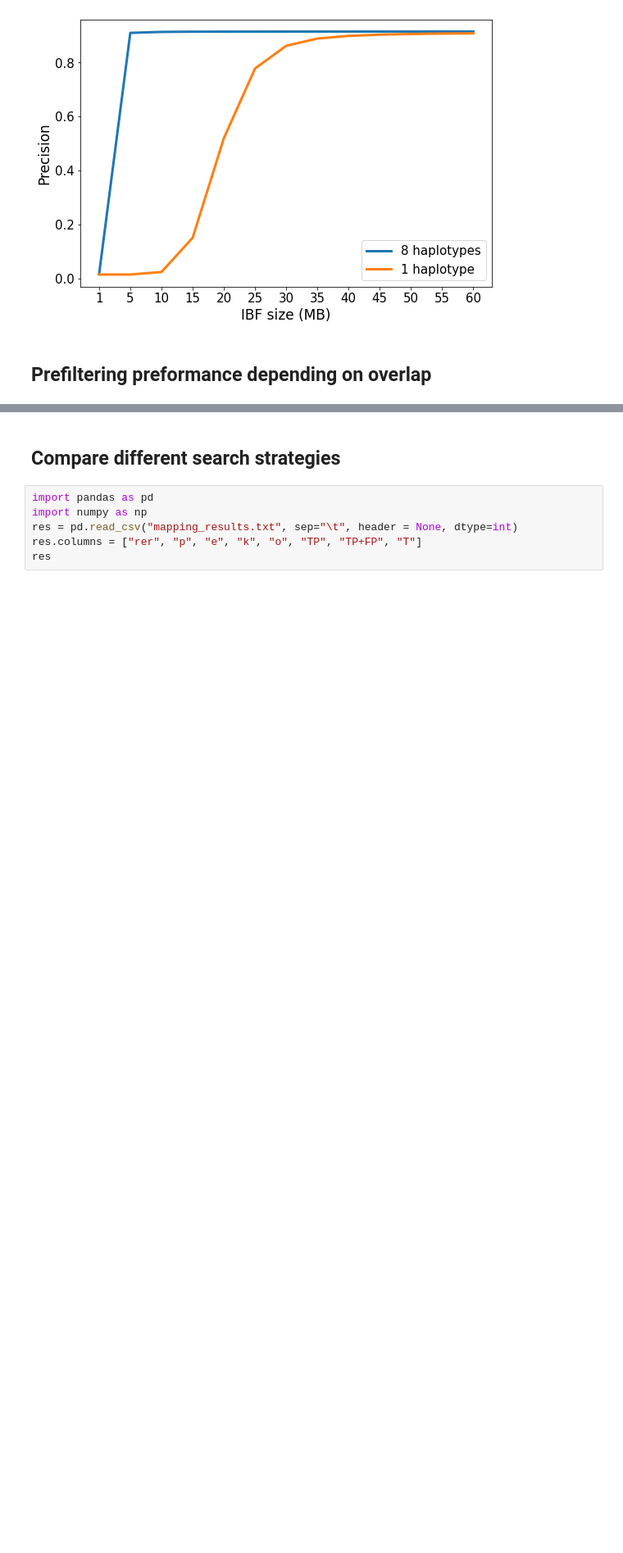
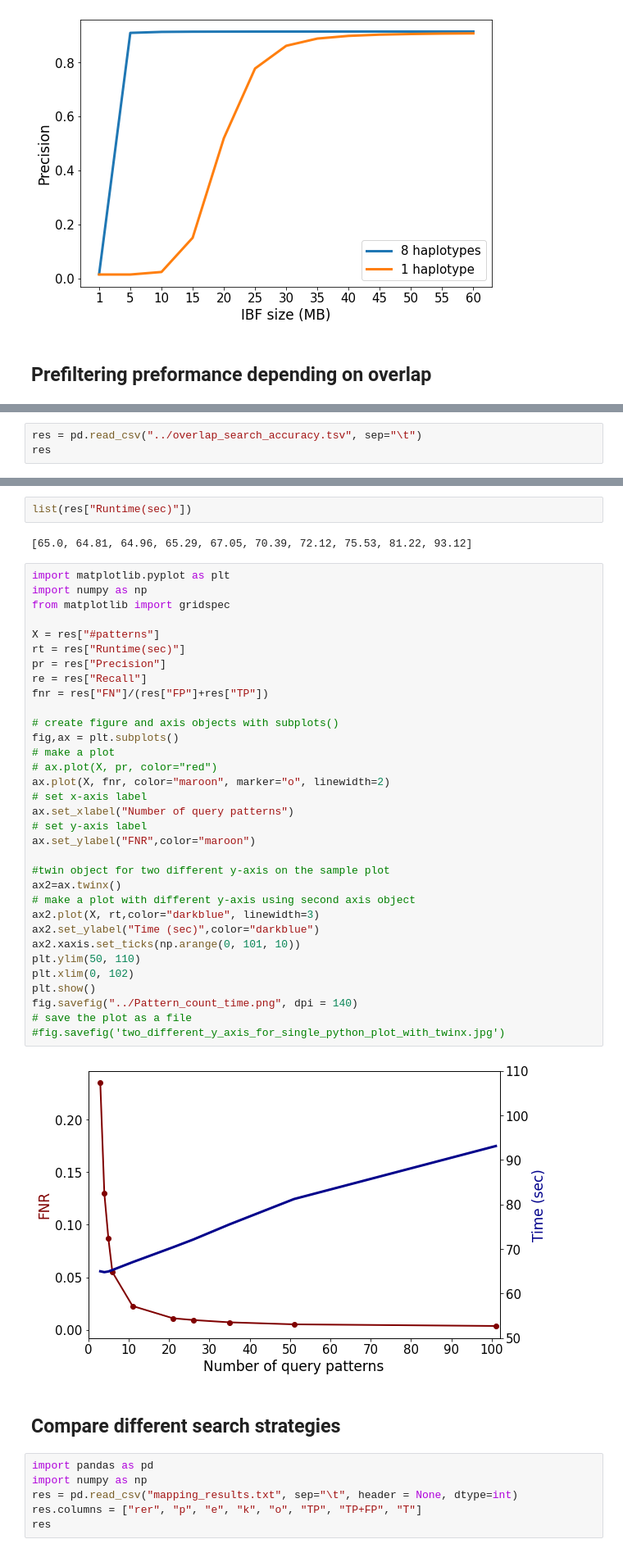
Before and after one commit to eaasna/test-DREAM-stellar, a Jupyter notebook: valik-parameters/scripts/Assess accuracy.ipynb, the cells around one changed output, grey strips where cells are left out. Shown at 82% size. Drawn from its saved outputs; the diff is of its cells as text; blank space fills up the shorter version.

Commit message:
Overlap parameter benchmark results

```diff
--- a/valik-parameters/scripts/Assess accuracy.ipynb
+++ b/valik-parameters/scripts/Assess accuracy.ipynb
@@ -209,0 +257,3 @@ f.close()
+# %%
+res = pd.read_csv("../overlap_search_accuracy.tsv", sep="\t")
+res
@@ -210,3 +277,42 @@ f.close()
+# %%
+list(res["Runtime(sec)"])
+# %% [output]
+[65.0, 64.81, 64.96, 65.29, 67.05, 70.39, 72.12, 75.53, 81.22, 93.12]
+# %%
+import matplotlib.pyplot as plt
+import numpy as np
+from matplotlib import gridspec
+
+X = res["#patterns"]
+rt = res["Runtime(sec)"]
+pr = res["Precision"]
+re = res["Recall"]
+fnr = res["FN"]/(res["FP"]+res["TP"])
+
+# create figure and axis objects with subplots()
+fig,ax = plt.subplots()
+# make a plot
+# ax.plot(X, pr, color="red")
+ax.plot(X, fnr, color="maroon", marker="o", linewidth=2)
+# set x-axis label
+ax.set_xlabel("Number of query patterns")
+# set y-axis label
+ax.set_ylabel("FNR",color="maroon")
+
+#twin object for two different y-axis on the sample plot
+ax2=ax.twinx()
+# make a plot with different y-axis using second axis object
+ax2.plot(X, rt,color="darkblue", linewidth=3)
+ax2.set_ylabel("Time (sec)",color="darkblue")
+ax2.xaxis.set_ticks(np.arange(0, 101, 10))
+plt.ylim(50, 110)
+plt.xlim(0, 102)
+plt.show()
+fig.savefig("../Pattern_count_time.png", dpi = 140)
+# save the plot as a file
+#fig.savefig('two_different_y_axis_for_single_python_plot_with_twinx.jpg')
+# %% [output]
+[figure, added]
 # %% [markdown]
 ## Compare different search strategies
 # %%
```
Also changed, not shown: parts of 4 cells of this notebook, 5 other files.
